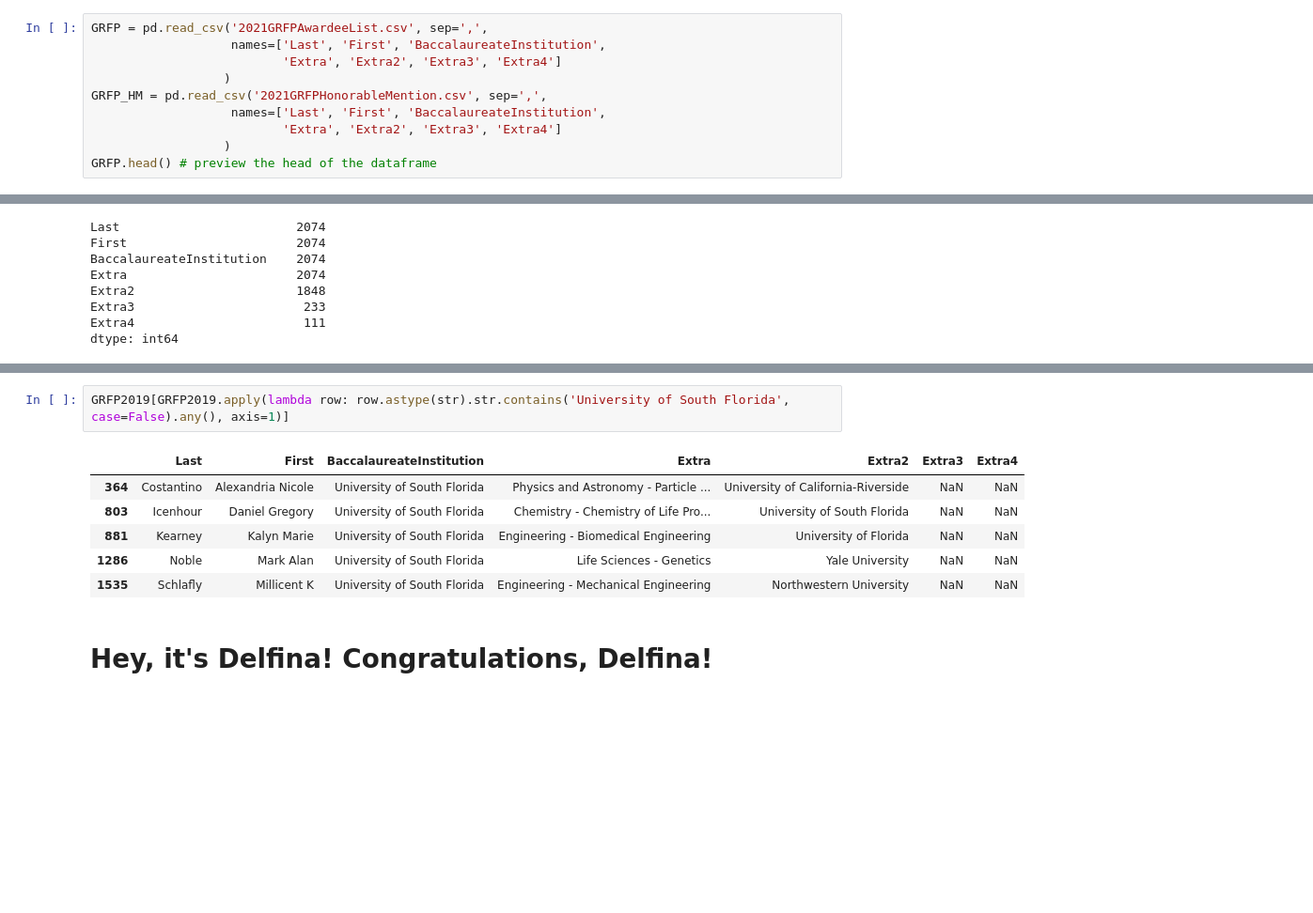
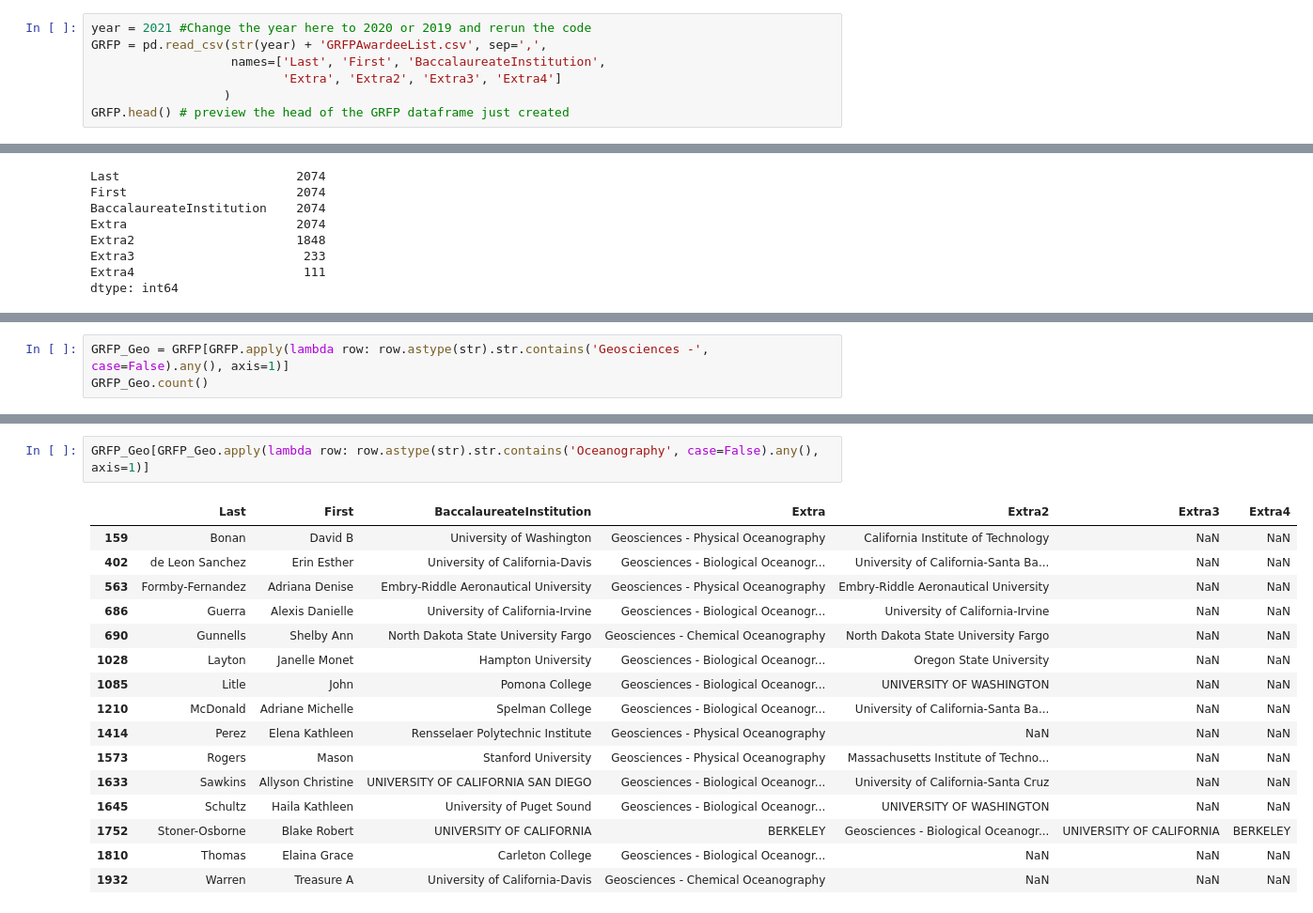
Before and after one commit to ognancy4life/GRFP, a Jupyter notebook: 2021GRFP.ipynb, the cells around one changed output, grey strips where cells are left out. Shown: that part at 94% size. Cells and saved outputs as stored; diff of their text form; blank space fills up the shorter version.

Commit message:
generalizing code to work for multiple years

```diff
--- a/2021GRFP.ipynb
+++ b/2021GRFP.ipynb
@@ -7,15 +11,12 @@ Note that NSF used commas as the separator AND inside the fields, which makes im
 # %%
 import pandas as pd
 # %%
-GRFP = pd.read_csv('2021GRFPAwardeeList.csv', sep=',',
+year = 2021 #Change the year here to 2020 or 2019 and rerun the code
+GRFP = pd.read_csv(str(year) + 'GRFPAwardeeList.csv', sep=',',
                    names=['Last', 'First', 'BaccalaureateInstitution',
                           'Extra', 'Extra2', 'Extra3', 'Extra4']
                   )
-GRFP_HM = pd.read_csv('2021GRFPHonorableMention.csv', sep=',',
-                   names=['Last', 'First', 'BaccalaureateInstitution',
-                          'Extra', 'Extra2', 'Extra3', 'Extra4']
-                  )
-GRFP.head() # preview the head of the dataframe
+GRFP.head() # preview the head of the GRFP dataframe just created
 # %% [output]
 |  | Last | First | BaccalaureateInstitution | Extra | Extra2 | Extra3 | Extra4 |
 | 0 | Abdo | Emily Eugenia | Princeton University | Engineering - Chemical Engineering | NaN | NaN | NaN |
@@ -225,0 +149,3 @@ GRFP2019 = pd.read_csv('2019GRFPAwardeeList.csv', sep=',',
+# %%
+GRFP_Geo = GRFP[GRFP.apply(lambda row: row.astype(str).str.contains('Geosciences -', case=False).any(), axis=1)]
+GRFP_Geo.count()
@@ -268,12 +189,20 @@ dtype: int64
 # %%
-GRFP2019[GRFP2019.apply(lambda row: row.astype(str).str.contains('University of South Florida', case=False).any(), axis=1)]
+GRFP_Geo[GRFP_Geo.apply(lambda row: row.astype(str).str.contains('Oceanography', case=False).any(), axis=1)]
 # %% [output]
 |  | Last | First | BaccalaureateInstitution | Extra | Extra2 | Extra3 | Extra4 |
-| 364 | Costantino | Alexandria Nicole | University of South Florida | Physics and Astronomy - Particle ... | University of California-Riverside | NaN | NaN |
-| 803 | Icenhour | Daniel Gregory | University of South Florida | Chemistry - Chemistry of Life Pro... | University of South Florida | NaN | NaN |
-| 881 | Kearney | Kalyn Marie | University of South Florida | Engineering - Biomedical Engineering | University of Florida | NaN | NaN |
-| 1286 | Noble | Mark Alan | University of South Florida | Life Sciences - Genetics | Yale University | NaN | NaN |
-| 1535 | Schlafly | Millicent K | University of South Florida | Engineering - Mechanical Engineering | Northwestern University | NaN | NaN |
+| 159 | Bonan | David B | University of Washington | Geosciences - Physical Oceanography | California Institute of Technology | NaN | NaN |
+| 402 | de Leon Sanchez | Erin Esther | University of California-Davis | Geosciences - Biological Oceanogr... | University of California-Santa Ba... | NaN | NaN |
+| 563 | Formby-Fernandez | Adriana Denise | Embry-Riddle Aeronautical University | Geosciences - Physical Oceanography | Embry-Riddle Aeronautical University | NaN | NaN |
+| 686 | Guerra | Alexis Danielle | University of California-Irvine | Geosciences - Biological Oceanogr... | University of California-Irvine | NaN | NaN |
+| 690 | Gunnells | Shelby Ann | North Dakota State University Fargo | Geosciences - Chemical Oceanography | North Dakota State University Fargo | NaN | NaN |
+| 1028 | Layton | Janelle Monet | Hampton University | Geosciences - Biological Oceanogr... | Oregon State University | NaN | NaN |
+| 1085 | Litle | John | Pomona College | Geosciences - Biological Oceanogr... | UNIVERSITY OF WASHINGTON | NaN | NaN |
+| 1210 | McDonald | Adriane Michelle | Spelman College | Geosciences - Biological Oceanogr... | University of California-Santa Ba... | NaN | NaN |
+| 1414 | Perez | Elena Kathleen | Rensselaer Polytechnic Institute | Geosciences - Physical Oceanography | NaN | NaN | NaN |
+| 1573 | Rogers | Mason | Stanford University | Geosciences - Physical Oceanography | Massachusetts Institute of Techno... | NaN | NaN |
+| 1633 | Sawkins | Allyson Christine | UNIVERSITY OF CALIFORNIA SAN DIEGO | Geosciences - Biological Oceanogr... | University of California-Santa Cruz | NaN | NaN |
+| 1645 | Schultz | Haila Kathleen | University of Puget Sound | Geosciences - Biological Oceanogr... | UNIVERSITY OF WASHINGTON | NaN | NaN |
+| 1752 | Stoner-Osborne | Blake Robert | UNIVERSITY OF CALIFORNIA | BERKELEY | Geosciences - Biological Oceanogr... | UNIVERSITY OF CALIFORNIA | BERKELEY |
+| 1810 | Thomas | Elaina Grace | Carleton College | Geosciences - Biological Oceanogr... | NaN | NaN | NaN |
+| 1932 | Warren | Treasure A | University of California-Davis | Geosciences - Chemical Oceanography | NaN | NaN | NaN |
-# %% [markdown]
-# Hey, it's Delfina! Congratulations, Delfina!
 # %%
```
Also changed, not shown: parts of 31 cells of this notebook.
